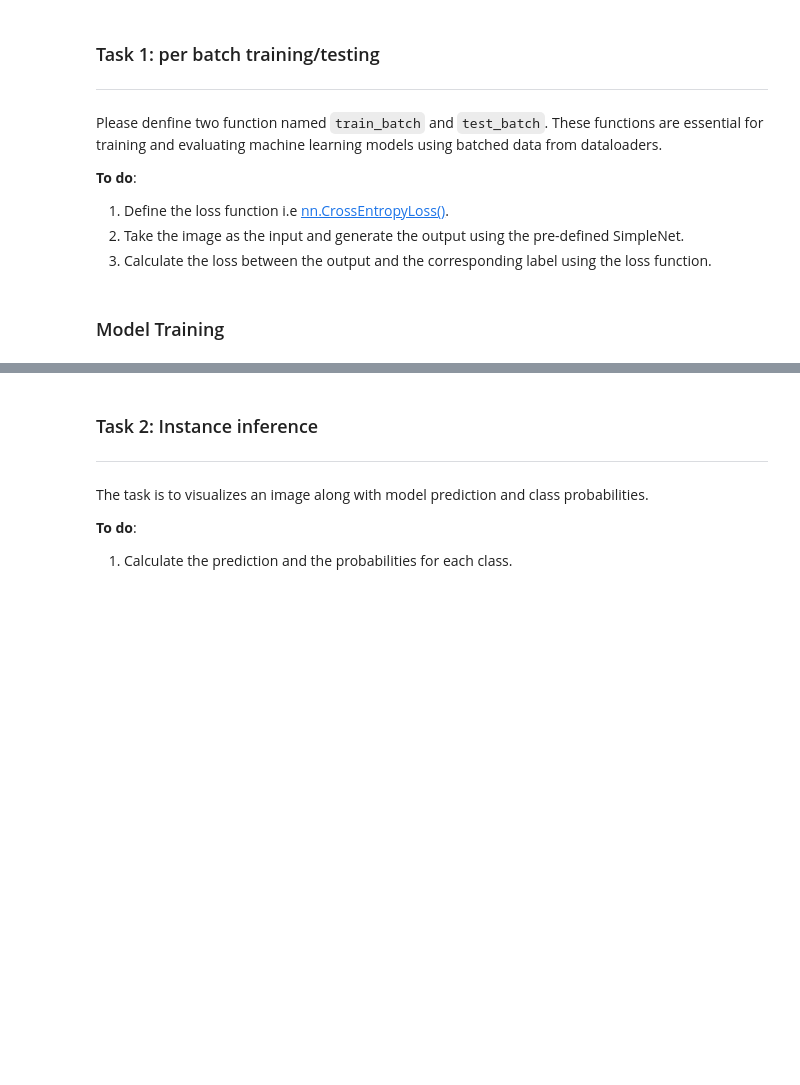
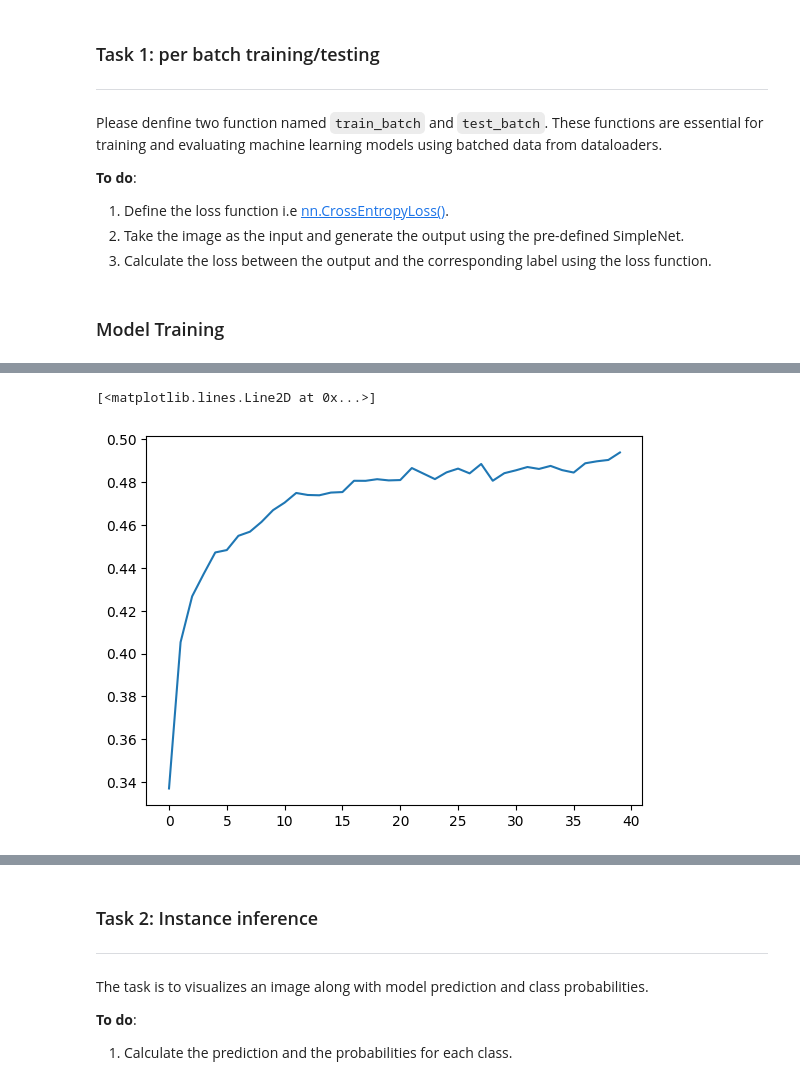
Before and after one commit to SustechSTA303/STA303-Exercise02, a Jupyter notebook: exercise_02.ipynb, the cells around one changed output, grey strips where cells are left out. Cells and saved outputs as stored; diff of their text form; code cells hidden in the pictures; blank space fills up the shorter version.

```diff
--- a/exercise_02.ipynb
+++ b/exercise_02.ipynb
@@ -34,12 +34,12 @@ NUM_CLASS = 10
 
 # Training
 BATCH_SIZE = 128
-NUM_EPOCHS = 30
+NUM_EPOCHS = 40
 EVAL_INTERVAL=1
 SAVE_DIR = './log'
 
 # Optimizer
-LEARNING_RATE = 1e-1
+LEARNING_RATE = 1e-2
 MOMENTUM = 0.9
 STEP=5
 GAMMA=0.5
@@ -111,9 +111,7 @@ ConvNet(
 # %% [markdown]
 ### Optimizer
 # %%
-optimizer = optim.SGD(model.parameters(), lr=LEARNING_RATE, momentum=MOMENTUM)
-
-scheduler = torch.optim.lr_scheduler.StepLR(optimizer, step_size=STEP, gamma=GAMMA)
+optimizer = optim.Adam(model.parameters(), lr=LEARNING_RATE)
 # %% [markdown]
 ### Task 1: per batch training/testing
 ---
@@ -143,10 +177,23 @@ def train_batch(model, image, target):
         torch.Tensor: Model output (predictions) for the batch.
         torch.Tensor: Loss value calculated by the defined loss function loss_fn().
     """
+    output = model(image)
+#     print(output)
+#     print(target)
+    ##################### Write your answer here ##################
 
-    ##################### Write your answer here ##################
-    output = model(image)
-    loss = criterion(output,target)
+#     MAE (L1) Loss:
+#     loss = criterion1(output,F.one_hot(target,num_classes = 10).float())
+
+#     CE (Cross-Entropy) Loss
+#     loss = criterion2(output,target)
+
+#     Focal Loss (gamma=0.5)
+#     loss = criterion3(output,target)
+
+#     Focal Loss (gamma=2)
+    loss = criterion4(output,target)
+
     ###############################################################
 
     return output, loss
@@ -165,10 +212,20 @@ def test_batch(model, image, target):
         torch.Tensor: Model output (predictions) for the batch.
         torch.Tensor: Loss value calculated for the batch.
     """
+    output = model(image)
 
     ##################### Write your answer here ##################
-    output = model(image)
-    loss = criterion(output,target)
+#     MAE (L1) Loss:
+#     loss = criterion1(output,F.one_hot(target,num_classes = 10).float())
+
+#     CE (Cross-Entropy) Loss
+#     loss = criterion2(output,target)
+
+#     Focal Loss (gamma=0.5)
+#     loss = criterion3(output,target)
+
+#     Focal Loss (gamma=2)
+    loss = criterion4(output,target)
     ###############################################################
 
     return output, loss
@@ -176,0 +368,5 @@ def test_batch(model, image, target):
+# %%
+plt.plot(training_acc_Adam)
+# %% [output]
+[<matplotlib.lines.Line2D at 0x...>]
+[figure, added]
```
Also changed, not shown: parts of 10 cells of this notebook, 4 other files.
